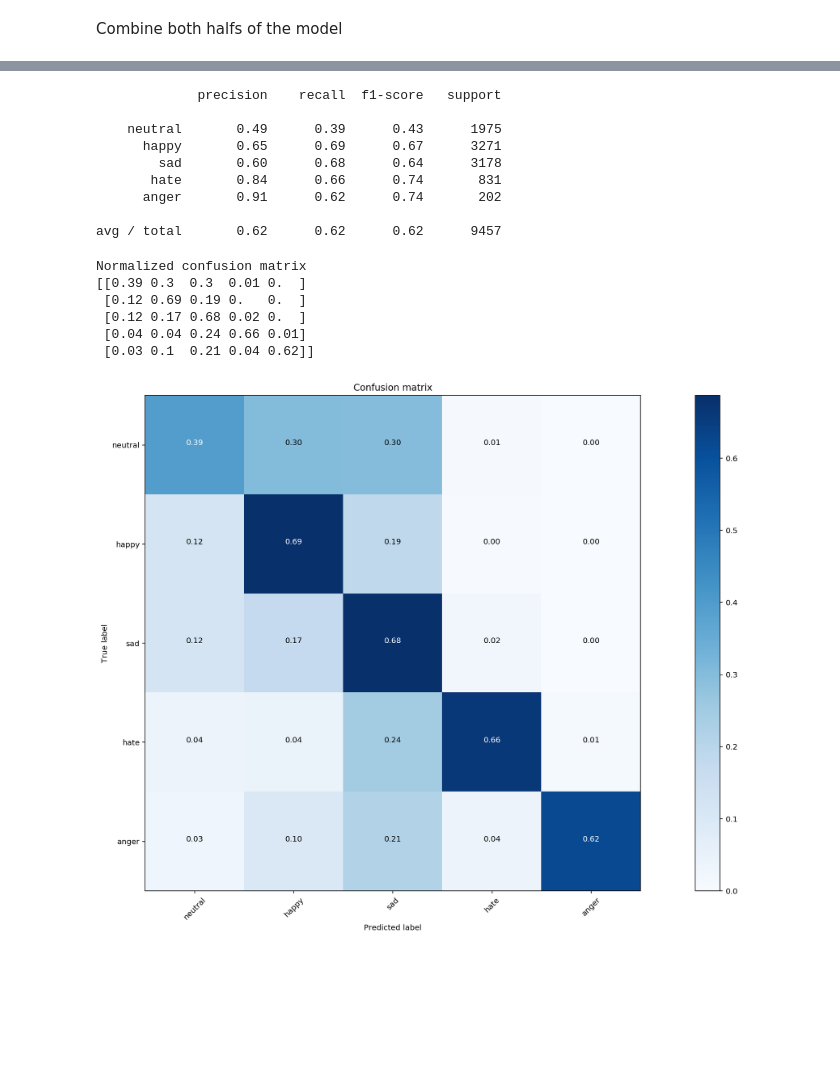
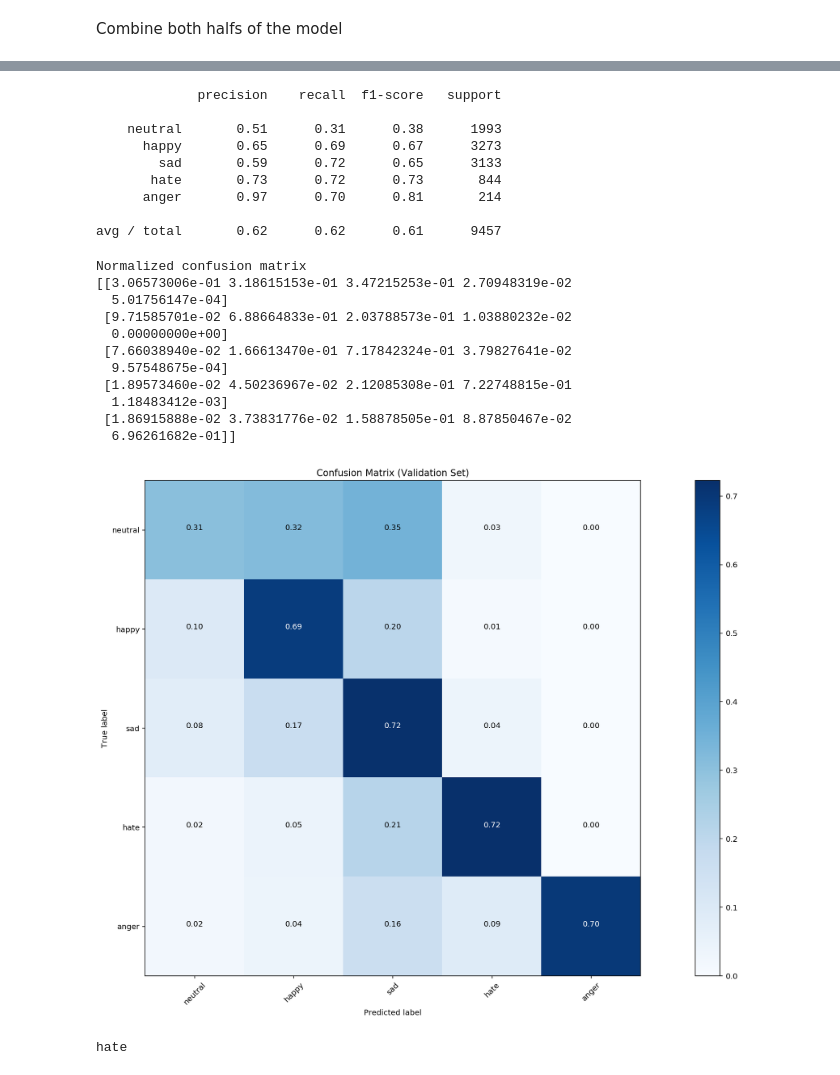
Before and after one commit to tlkh/text-emotion-classification, a Jupyter notebook: BalanceNet-1.0.ipynb, the cells around one changed output, grey strips where cells are left out. Saved outputs shown, nothing was run; the diff lists cells and outputs as text; code cells hidden in the pictures; blank space fills up the shorter version.

```diff
--- a/BalanceNet-1.0.ipynb
+++ b/BalanceNet-1.0.ipynb
@@ -115,11 +115,11 @@ l_merge = Concatenate(axis=1)([l_lstm_c, l_c_lstm])
 l_pool = MaxPooling1D(4)(l_merge)
 l_drop = Dropout(0.5)(l_pool)
 l_flat = Flatten()(l_drop)
-l_dense = Dense(25, activation='relu')(l_flat)
+l_dense = Dense(26, activation='relu')(l_flat)
 preds = Dense(5, activation='softmax')(l_dense)
 # %%
 model = Model(sequence_input, preds)
-adadelta = optimizers.Adadelta(lr=1.05, rho=0.95, epsilon=None, decay=0.01)
+adadelta = optimizers.Adadelta(lr=1.0, rho=0.95, epsilon=None, decay=0)
 lr_metric = get_lr_metric(adadelta)
 model.compile(loss='categorical_crossentropy',
               optimizer=adadelta,
@@ -155,7 +157,9 @@ ________________________________________________________________________________
 print("Training Progress:")
 model_log = model.fit(x_train, y_train, validation_data=(x_val, y_val),
           epochs=20, batch_size=50,
-          callbacks=[tensorboard, model_checkpoints])
+          callbacks=[tensorboard, model_checkpoints, lr_schedule])
+
+pandas.DataFrame(model_log.history).to_csv("history-balance.csv")
 # %% [output]
 Training Progress:
 Train on 37831 samples, validate on 9457 samples
@@ -196,17 +198,17 @@ print(classification_report(Y_test, y_pred_class, target_names=classes))
 # %% [output]
              precision    recall  f1-score   support
 
-    neutral       0.49      0.39      0.43      1975
-      happy       0.65      0.69      0.67      3271
-        sad       0.60      0.68      0.64      3178
-       hate       0.84      0.66      0.74       831
-      anger       0.91      0.62      0.74       202
+    neutral       0.51      0.31      0.38      1993
+      happy       0.65      0.69      0.67      3273
+        sad       0.59      0.72      0.65      3133
+       hate       0.73      0.72      0.73       844
+      anger       0.97      0.70      0.81       214
 
-avg / total       0.62      0.62      0.62      9457
+avg / total       0.62      0.62      0.61      9457
 # %%
 def plot_confusion_matrix(cm, labels,
                           normalize=True,
-                          title='Confusion matrix',
+                          title='Confusion Matrix (Validation Set)',
                           cmap=plt.cm.Blues):
     """
     This function prints and plots the confusion matrix.
@@ -218,36 +220,52 @@ def plot_confusion_matrix(cm, labels,
     else:
         print('Confusion matrix, without normalization')
 
     print(cm)
 
     plt.imshow(cm, interpolation='nearest', cmap=cmap)
     plt.title(title)
     plt.colorbar()
     tick_marks = np.arange(len(labels))
     plt.xticks(tick_marks, labels, rotation=45)
     plt.yticks(tick_marks, labels)
 
     fmt = '.2f' if normalize else 'd'
     thresh = cm.max() / 2.
     for i, j in itertools.product(range(cm.shape[0]), range(cm.shape[1])):
         plt.text(j, i, format(cm[i, j], fmt),
                  horizontalalignment="center",
                  color="white" if cm[i, j] > thresh else "black")
 
     plt.tight_layout()
     plt.ylabel('True label')
     plt.xlabel('Predicted label')
 
 plt.figure(figsize=(20,10))
 plot_confusion_matrix(cnf_matrix, labels=classes)
 
 # precision = true_pos / (true_pos + false_pos)
 # recall = true_pos / (true_pos + false_neg)
 # %% [output]
 Normalized confusion matrix
-[[0.39 0.3  0.3  0.01 0.  ]
- [0.12 0.69 0.19 0.   0.  ]
- [0.12 0.17 0.68 0.02 0.  ]
- [0.04 0.04 0.24 0.66 0.01]
- [0.03 0.1  0.21 0.04 0.62]]
+[[3.06573006e-01 3.18615153e-01 3.47215253e-01 2.70948319e-02
+  5.01756147e-04]
+ [9.71585701e-02 6.88664833e-01 2.03788573e-01 1.03880232e-02
+  0.00000000e+00]
+ [7.66038940e-02 1.66613470e-01 7.17842324e-01 3.79827641e-02
+  9.57548675e-04]
+ [1.89573460e-02 4.50236967e-02 2.12085308e-01 7.22748815e-01
+  1.18483412e-03]
+ [1.86915888e-02 3.73831776e-02 1.58878505e-01 8.87850467e-02
+  6.96261682e-01]]
-[figure, old version]
+[figure, new version]
+# %%
+# classes = ["neutral", "happy", "sad", "hate","anger"]
+text = ["donald trump"]
+sequences = tokenizer.texts_to_sequences(text)
+data_int = pad_sequences(sequences, padding='pre', maxlen=(MAX_SEQUENCE_LENGTH-5))
+data = pad_sequences(data_int, padding='post', maxlen=(MAX_SEQUENCE_LENGTH))
+y_prob = model.predict(data)
+y_classes = y_prob.argmax(axis=-1)[0]
+print(classes[y_classes])
+# %% [output]
+hate
```
Also changed, not shown: parts of 7 cells of this notebook, 9 other files.
